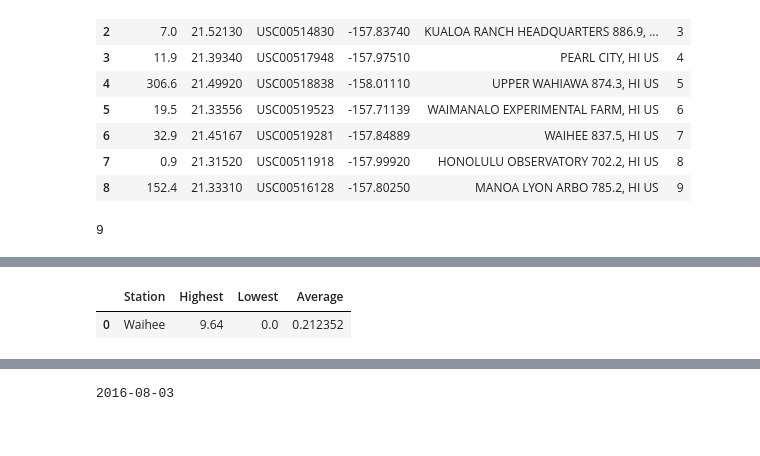
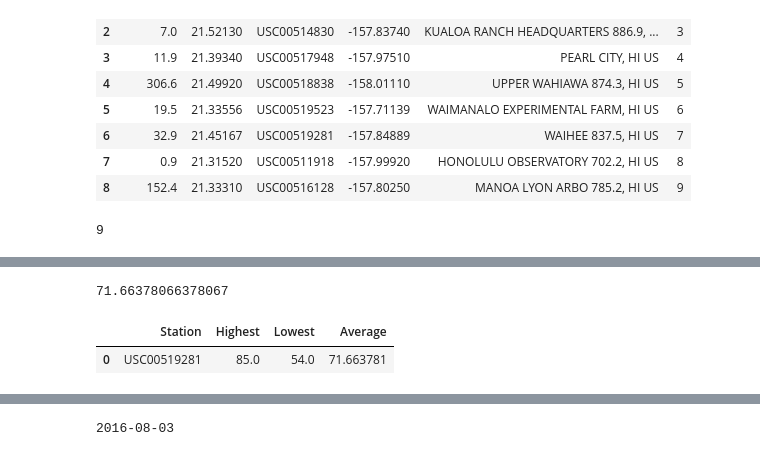
Before and after one commit to mel-c-lowe/SQLAlchemy_Challenge, a Jupyter notebook: SQL_Alchemy_Homework.ipynb, the cells around one changed output, grey strips where cells are left out. Cells and saved outputs as stored; diff of their text form; code cells hidden in the pictures.

```diff
--- a/SQL_Alchemy_Homework.ipynb
+++ b/SQL_Alchemy_Homework.ipynb
@@ -146,12 +146,12 @@ station_id
 9
 # %%
 # Station Activity
-# Not sure this is what they mean? But it works
 
-station_count = session.query(Measurement.station, Measurement.tobs)
-station_count = pd.DataFrame(station_count).groupby('station').count()
-station_count = station_count.sort_values(by='tobs', ascending=False)
-station_count
+max_station = session.query(func.count(Measurement.tobs), Measurement.station).\
+                group_by(Measurement.station).\
+                order_by(desc(func.count(Measurement.tobs))).all()
+max_station = max_station[0][1]
+max_station
 
 # Station USC00519281 has the highest count of observations, WAIHEE 837.5, HI US
 # %% [output]
@@ -182,12 +159,28 @@ station = "Waihee"
+# %%
+# Lowest, highest, average temp from max_station
+
+highest = session.query(func.max(Measurement.tobs)).\
+                    filter(Measurement.station == max_station).all()
+highest = highest[0][0]
+
+lowest = session.query(func.min(Measurement.tobs)).\
+                    filter(Measurement.station == max_station).all()
+lowest = lowest[0][0]
+
+mean = session.query(func.avg(Measurement.tobs)).\
+        filter(Measurement.station == max_station).all()
+mean = mean[0][0]
+# %% [output]
+71.66378066378067
 # %%
 waihee_sum = pd.DataFrame({
-    "Station": [station],
+    "Station": [max_station],
     "Highest": [highest],
     "Lowest": [lowest],
     "Average": [mean]
 })
 
 waihee_sum
 # %% [output]
 |  | Station | Highest | Lowest | Average |
-| 0 | Waihee | 9.64 | 0.0 | 0.212352 |
+| 0 | USC00519281 | 85.0 | 54.0 | 71.663781 |
```
Also changed, not shown: parts of 12 cells of this notebook.
